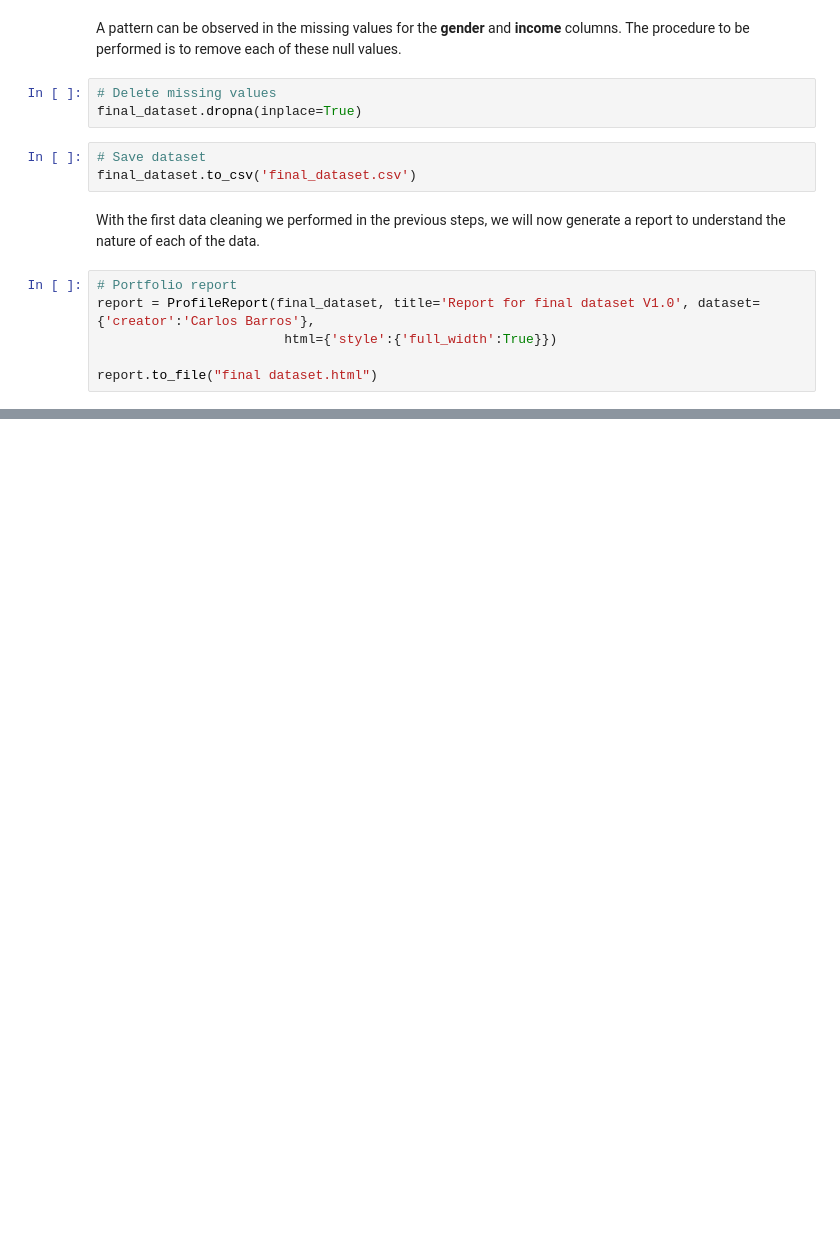
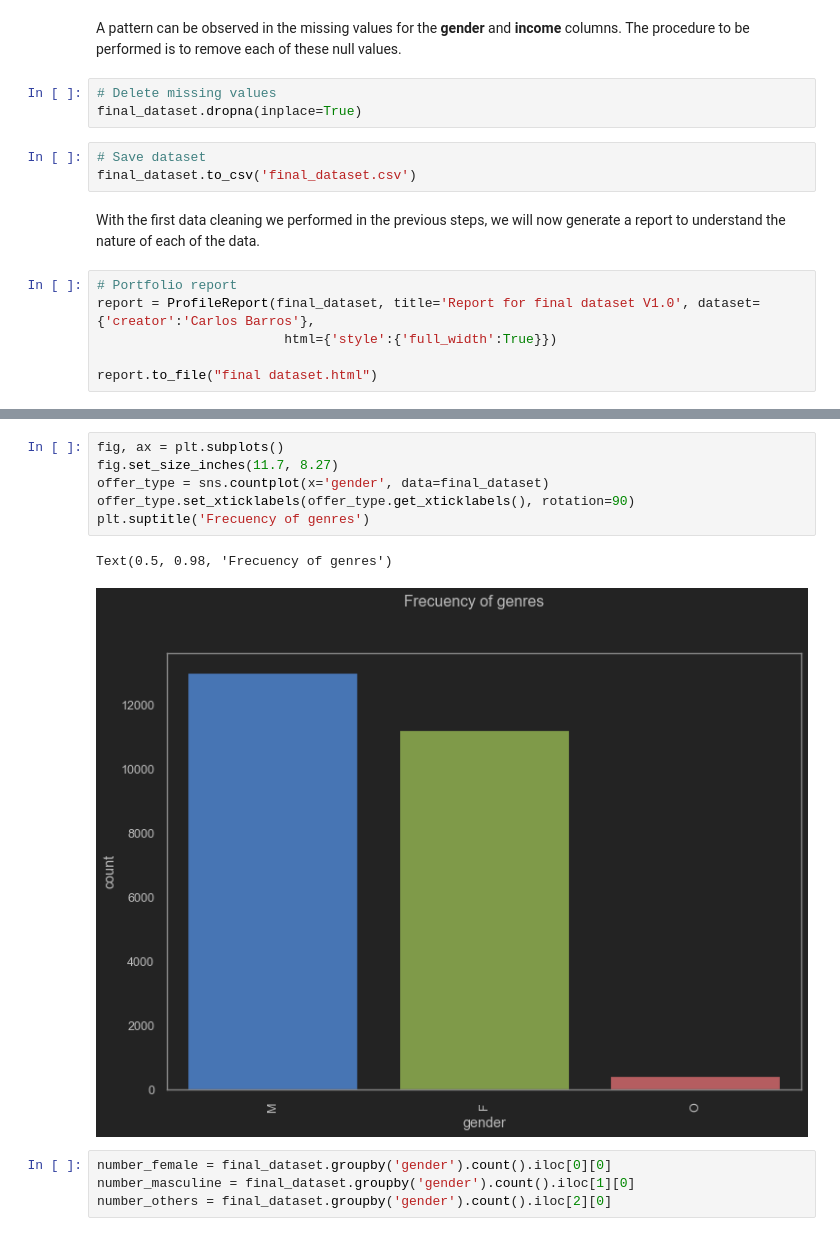
Before and after one commit to cbarros7/ml_engineer_nanodegree, a Jupyter notebook: capstone_project/Starbucks_Capstone_notebook.ipynb, the cells around one changed output, grey strips where cells are left out. Cells and saved outputs as stored; diff of their text form; blank space fills up the shorter version.

```diff
--- a/capstone_project/Starbucks_Capstone_notebook.ipynb
+++ b/capstone_project/Starbucks_Capstone_notebook.ipynb
@@ -391,0 +452,13 @@ Displaying negative correlations. Specify a negative "threshold" to limit the re
+# %%
+fig, ax = plt.subplots()
+fig.set_size_inches(11.7, 8.27)
+offer_type = sns.countplot(x='gender', data=final_dataset)
+offer_type.set_xticklabels(offer_type.get_xticklabels(), rotation=90)
+plt.suptitle('Frecuency of genres')
+# %% [output]
+Text(0.5, 0.98, 'Frecuency of genres')
+[figure, added]
+# %%
+number_female = final_dataset.groupby('gender').count().iloc[0][0]
+number_masculine = final_dataset.groupby('gender').count().iloc[1][0]
+number_others = final_dataset.groupby('gender').count().iloc[2][0]
```
Also changed, not shown: parts of 13 cells of this notebook.
